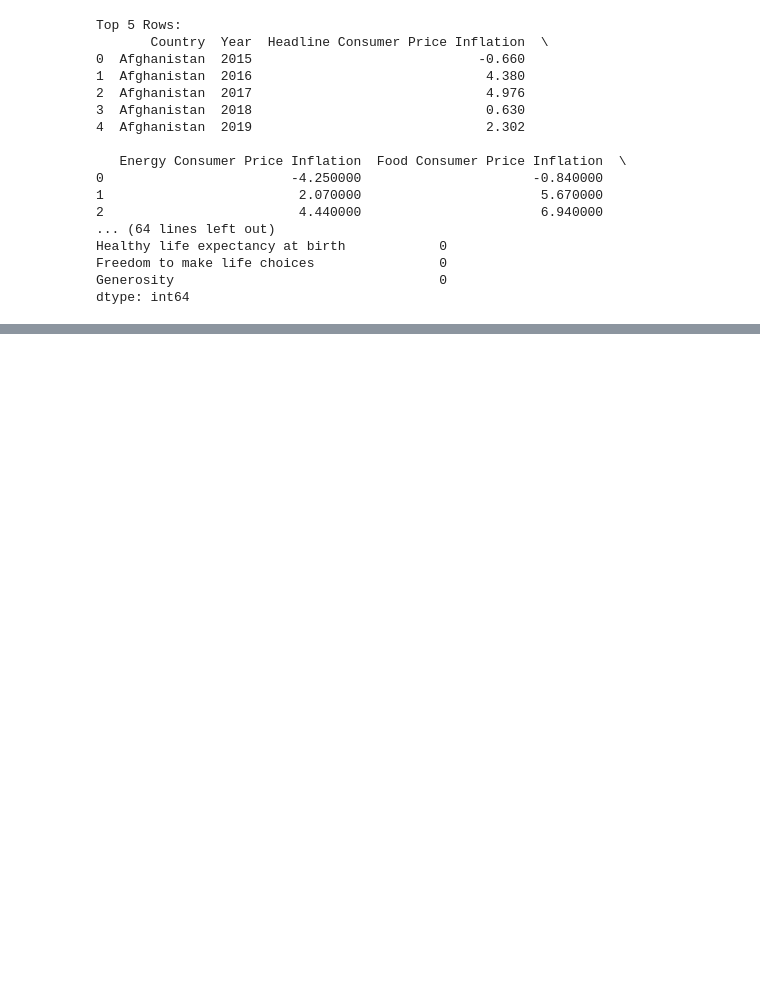
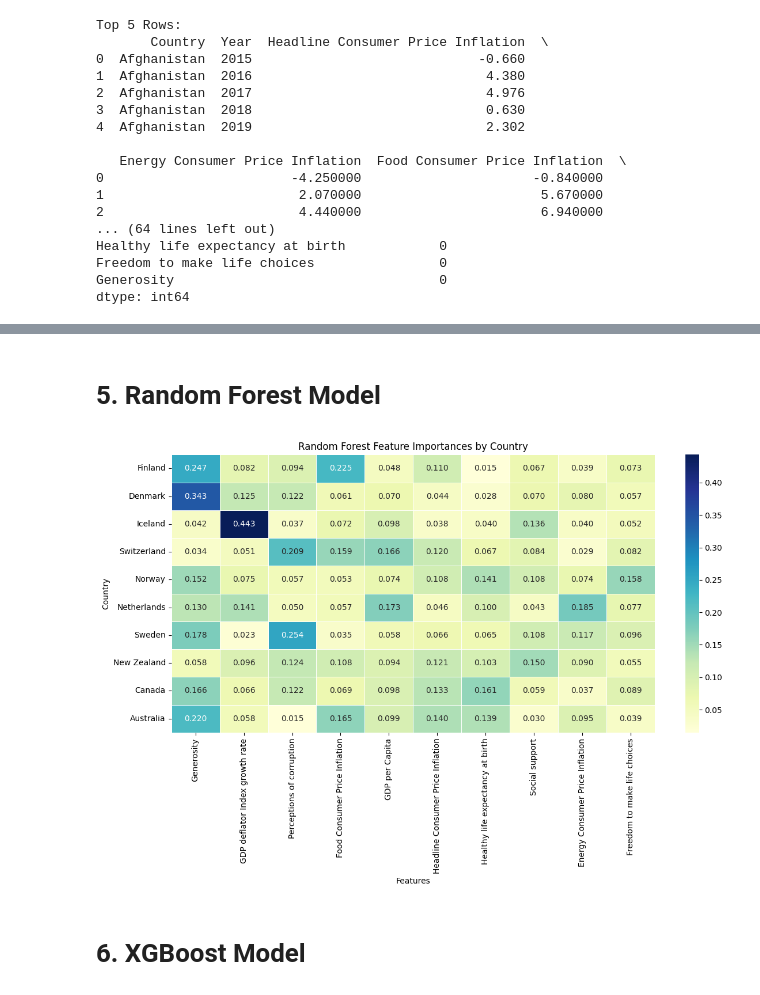
Before and after one commit to sqadirova/BDA_project_2025, a Jupyter notebook: main.ipynb, the cells around one changed output, grey strips where cells are left out. Cells and saved outputs as stored; diff of their text form; code cells hidden in the pictures; blank space fills up the shorter version.

```diff
--- a/main.ipynb
+++ b/main.ipynb
@@ -78,0 +171,2 @@ dtype: int64
+# %% [markdown]
+# 5. Random Forest Model
@@ -78,0 +223,16 @@ dtype: int64
+# %%
+# Heatmap visualization
+import seaborn as sns
+import matplotlib.pyplot as plt
+
+plt.figure(figsize=(12, 8))
+sns.heatmap(df_rf_importance, annot=True, cmap='YlGnBu', linewidths=0.5, fmt=".3f")
+plt.title('Random Forest Feature Importances by Country')
+plt.xlabel('Features')
+plt.ylabel('Country')
+plt.tight_layout()
+plt.show()
+# %% [output]
+[figure, added]
+# %% [markdown]
+# 6. XGBoost Model
```
Also changed, not shown: parts of 15 cells of this notebook, 3 other files.
